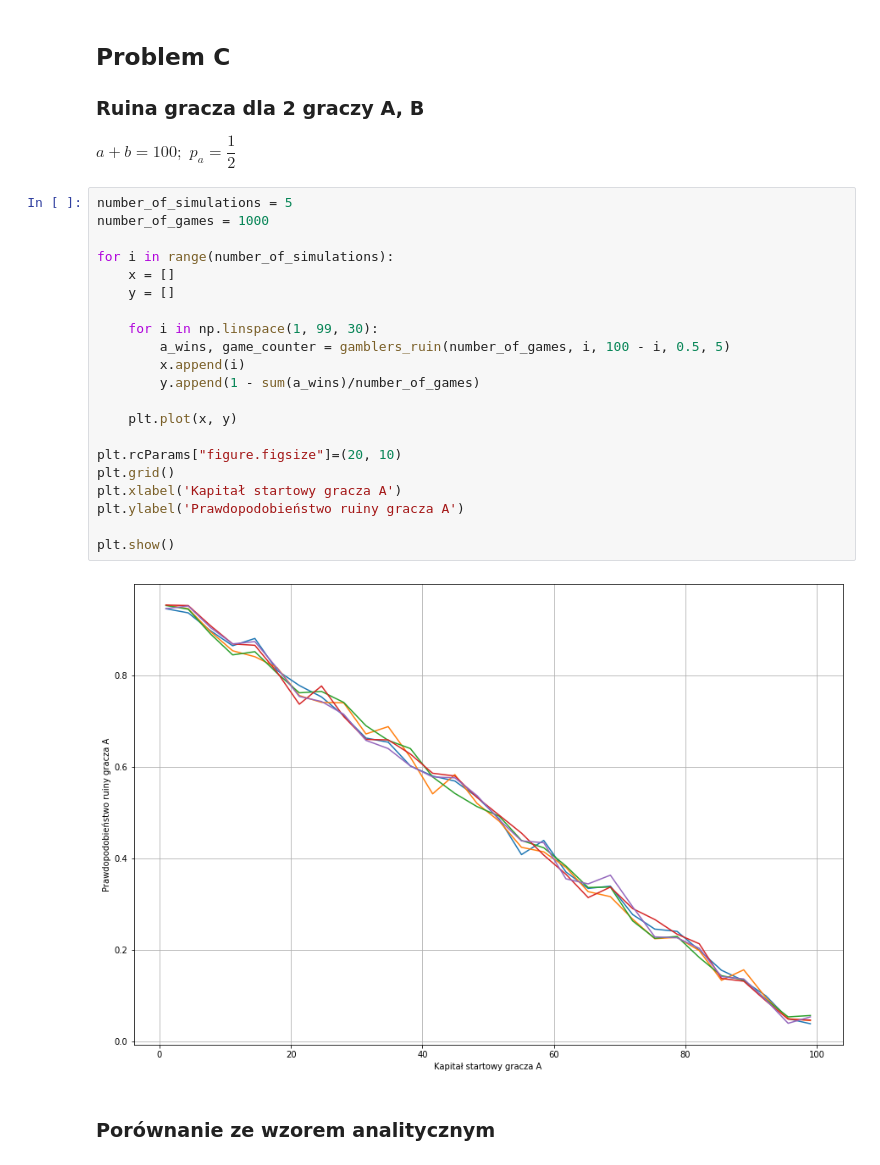
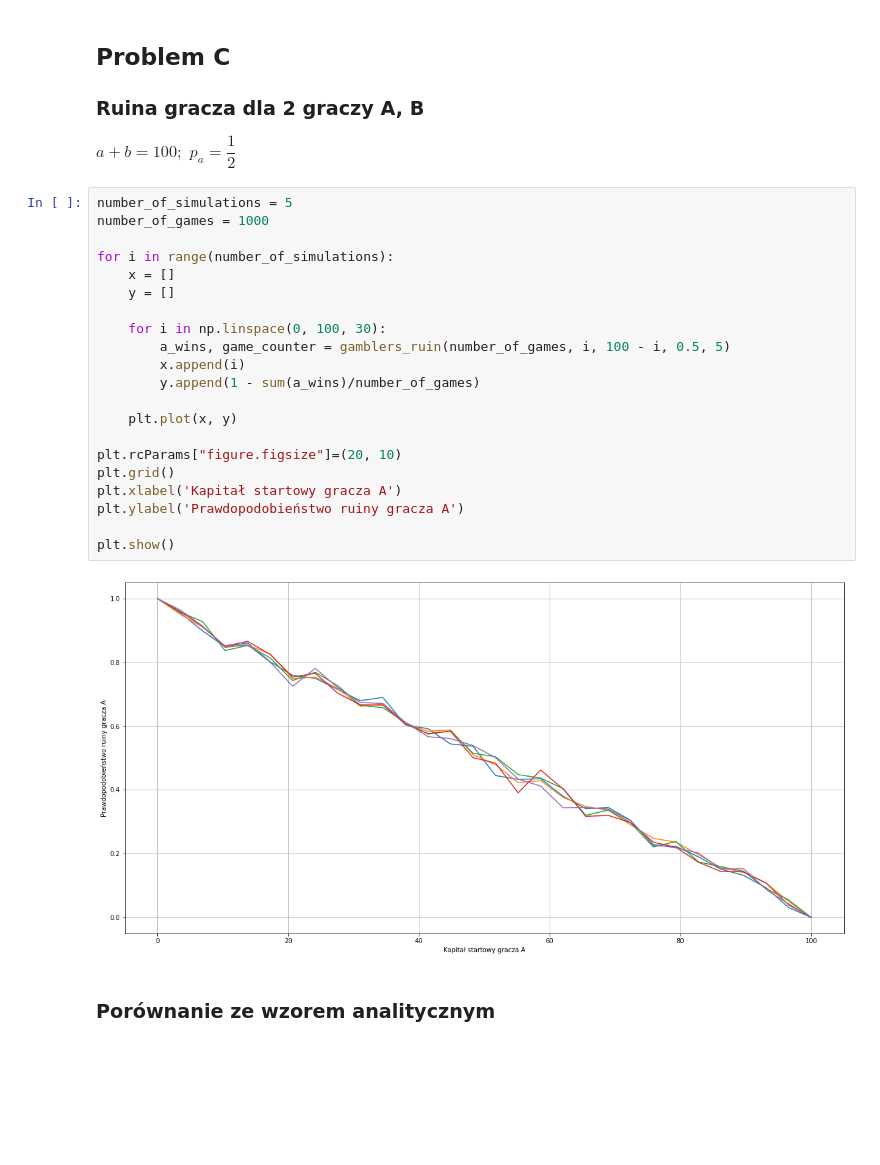
Before and after one commit to ulmii/statistical-methods, a Jupyter notebook: 1.ipynb, the cells around one changed output. Drawn from its saved outputs; the diff is of its cells as text; blank space fills up the shorter version.

Commit message:
Fix some plots

```diff
--- a/1.ipynb
+++ b/1.ipynb
@@ -198,26 +198,26 @@ $ a + b = 100; \,\, p_a = \dfrac{1}{2} $
 # %%
 number_of_simulations = 5
 number_of_games = 1000
 
 for i in range(number_of_simulations):
     x = []
     y = []
 
-    for i in np.linspace(1, 99, 30):
+    for i in np.linspace(0, 100, 30):
         a_wins, game_counter = gamblers_ruin(number_of_games, i, 100 - i, 0.5, 5)
         x.append(i)
         y.append(1 - sum(a_wins)/number_of_games)
 
     plt.plot(x, y)
 
 plt.rcParams["figure.figsize"]=(20, 10)
 plt.grid()
 plt.xlabel('Kapitał startowy gracza A')
 plt.ylabel('Prawdopodobieństwo ruiny gracza A')
 
 plt.show()
 # %% [output]
-[figure, old version]
+[figure, new version]
 # %% [markdown]
 ### Porównanie ze wzorem analitycznym
 # %%
```
Also changed, not shown: parts of 3 cells of this notebook.
